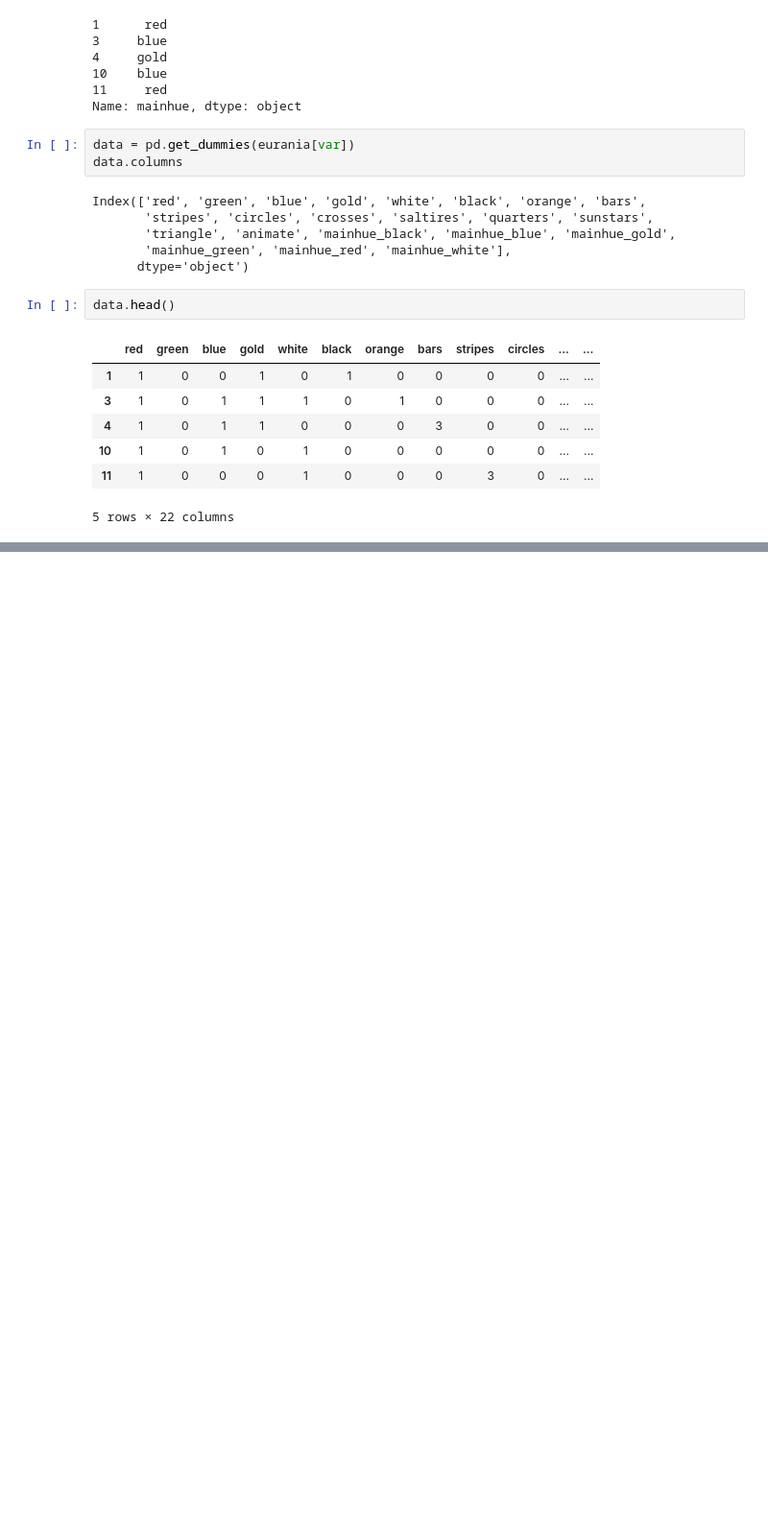
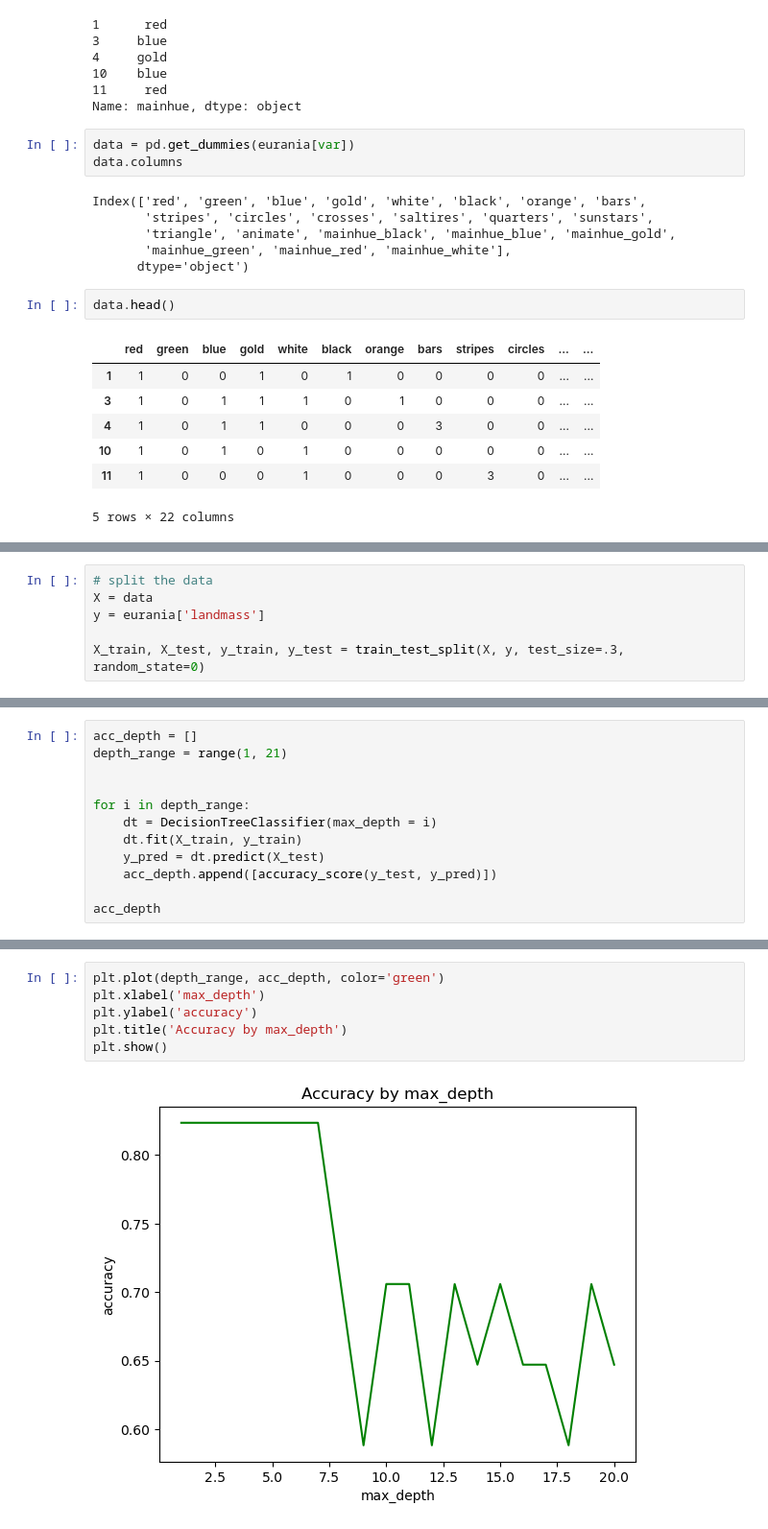
Before and after one commit to cacaprog/learning-projects, a Jupyter notebook: flags-decision-trees/flags.ipynb, the cells around one changed output, grey strips where cells are left out. Shown at 96% size. Saved outputs shown, nothing was run; the diff lists cells and outputs as text; blank space fills up the shorter version.

Commit message:
Flag Decision tree model

```diff
--- a/flags-decision-trees/flags.ipynb
+++ b/flags-decision-trees/flags.ipynb
@@ -158 +160,7 @@ data.head()
 6. Split the data into a train and test set.
+# %%
+# split the data
+X = data
+y = eurania['landmass']
+
+X_train, X_test, y_train, y_test = train_test_split(X, y, test_size=.3, random_state=0)
@@ -158,0 +169,12 @@ data.head()
+# %%
+acc_depth = []
+depth_range = range(1, 21)
+
+
+for i in depth_range:
+    dt = DecisionTreeClassifier(max_depth = i)
+    dt.fit(X_train, y_train)
+    y_pred = dt.predict(X_test)
+    acc_depth.append([accuracy_score(y_test, y_pred)])
+
+acc_depth
@@ -158,0 +202,8 @@ data.head()
+# %%
+plt.plot(depth_range, acc_depth, color='green')
+plt.xlabel('max_depth')
+plt.ylabel('accuracy')
+plt.title('Accuracy by max_depth')
+plt.show()
+# %% [output]
+[figure, added]
```
Also changed, not shown: parts of 12 cells of this notebook, 1 other file.
